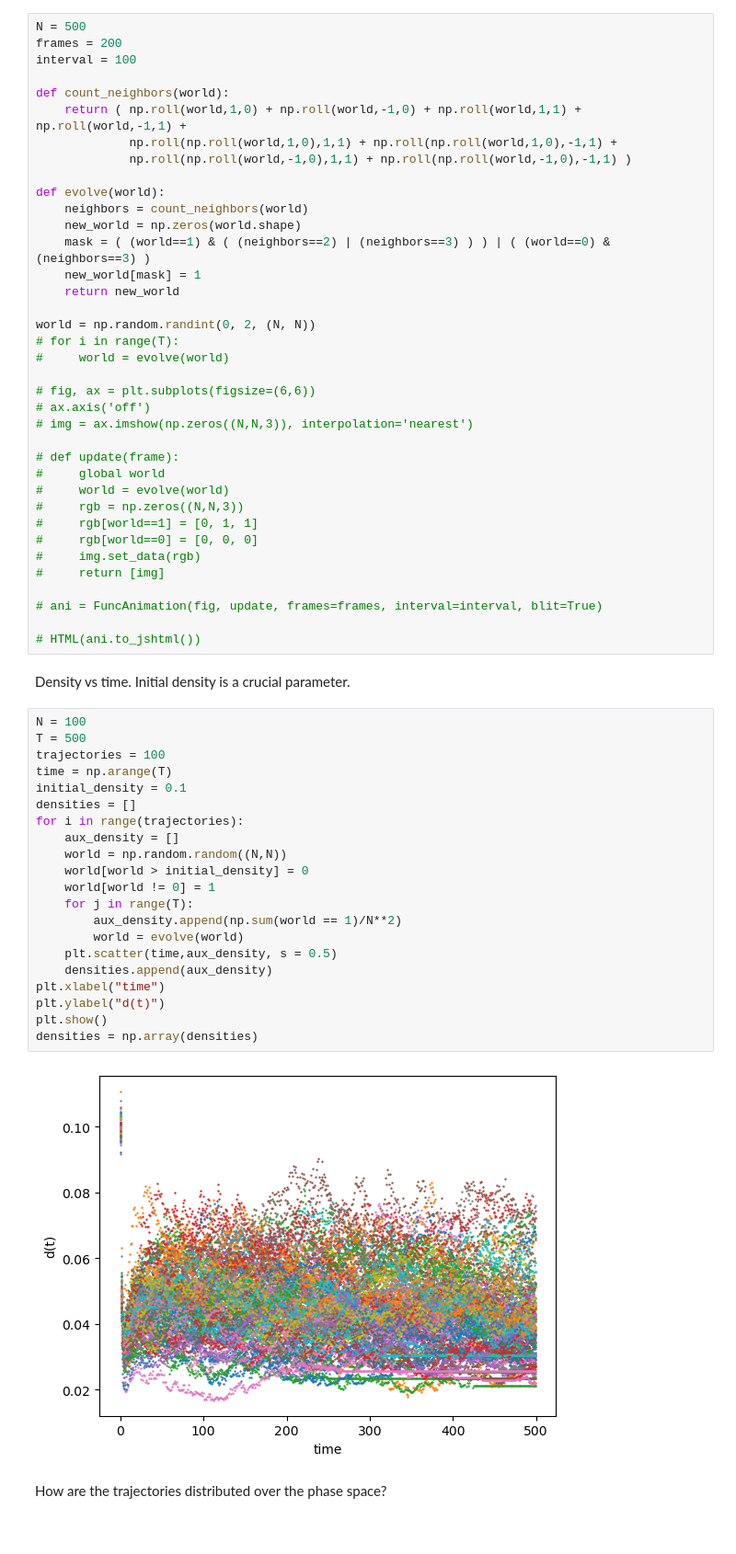
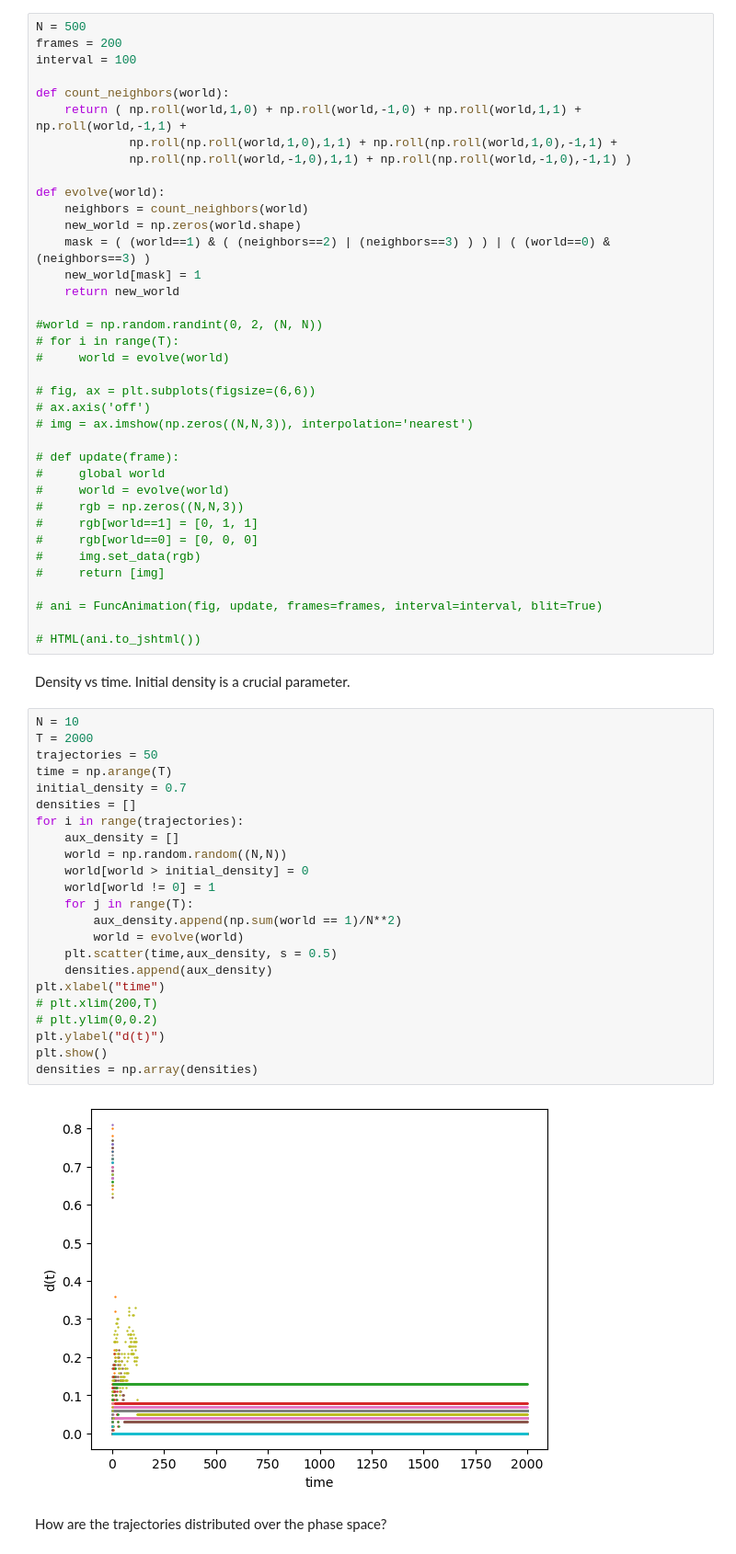
Before and after one commit to andrealorenzetto/LCP_projects_Y8_group9, a Jupyter notebook: Game_of_life.ipynb, the cells around one changed output. Shown at 92% size. Saved outputs shown, nothing was run; the diff lists cells and outputs as text.

```diff
--- a/Game_of_life.ipynb
+++ b/Game_of_life.ipynb
@@ -27,7 +27,7 @@ def evolve(world):
     new_world[mask] = 1
     return new_world
 
-world = np.random.randint(0, 2, (N, N))
+#world = np.random.randint(0, 2, (N, N))
 # for i in range(T):
 #     world = evolve(world)
 
@@ -50,28 +50,30 @@ world = np.random.randint(0, 2, (N, N))
 # %% [markdown]
 Density vs time. Initial density is a crucial parameter.
 # %%
-N = 100
-T = 500
-trajectories = 100
+N = 10
+T = 2000
+trajectories = 50
 time = np.arange(T)
-initial_density = 0.1
+initial_density = 0.7
 densities = []
 for i in range(trajectories):
     aux_density = []
     world = np.random.random((N,N))
     world[world > initial_density] = 0
     world[world != 0] = 1
     for j in range(T):
         aux_density.append(np.sum(world == 1)/N**2)
         world = evolve(world)
     plt.scatter(time,aux_density, s = 0.5)
     densities.append(aux_density)
 plt.xlabel("time")
+# plt.xlim(200,T)
+# plt.ylim(0,0.2)
 plt.ylabel("d(t)")
 plt.show()
 densities = np.array(densities)
 # %% [output]
-[figure, old version]
+[figure, new version]
 # %% [markdown]
 How are the trajectories distributed over the phase space?
 # %%
```
Also changed, not shown: parts of 8 cells of this notebook.
